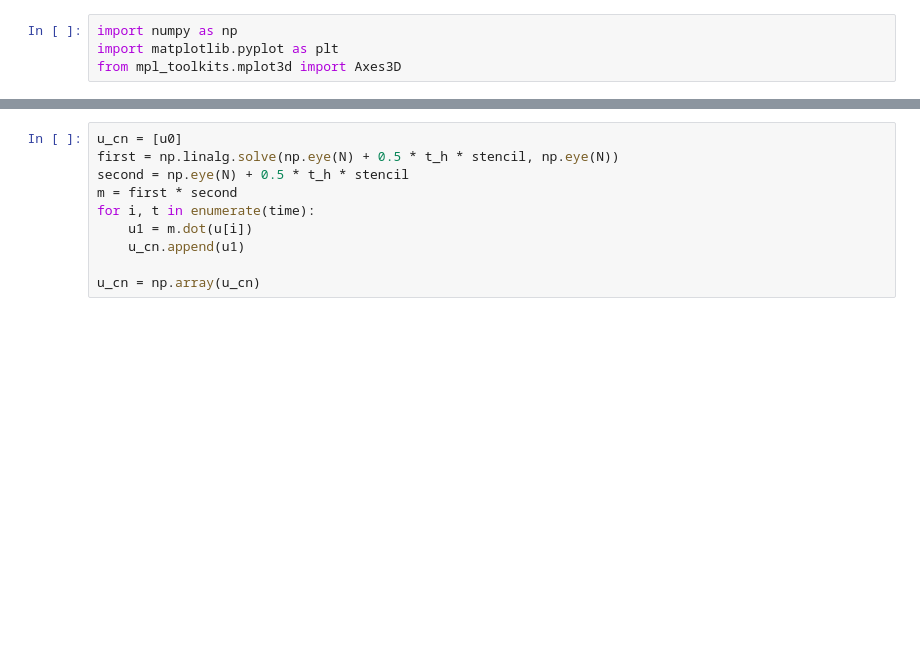
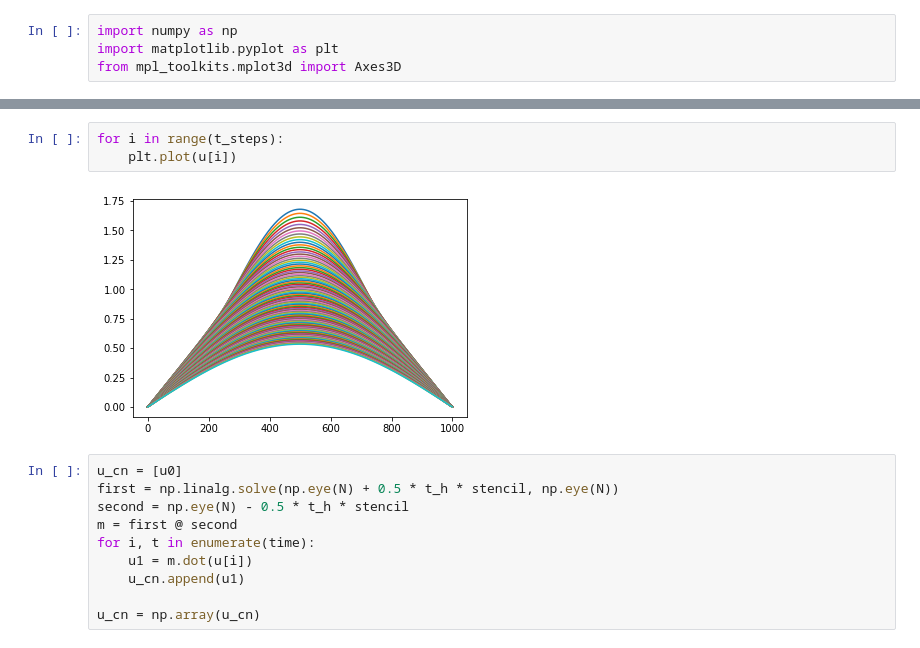
Before and after one commit to ari-viitala/CompPhys, a Jupyter notebook: Viikko11/Viikko11.ipynb, the cells around one changed output, grey strips where cells are left out. Drawn from its saved outputs; the diff is of its cells as text; blank space fills up the shorter version.

```diff
--- a/Viikko11/Viikko11.ipynb
+++ b/Viikko11/Viikko11.ipynb
@@ -64,8 +45,13 @@ plt.show()
+# %%
+for i in range(t_steps):
+    plt.plot(u[i])
+# %% [output]
+[figure, added]
 # %%
 u_cn = [u0]
 first = np.linalg.solve(np.eye(N) + 0.5 * t_h * stencil, np.eye(N))
-second = np.eye(N) + 0.5 * t_h * stencil
-m = first * second
+second = np.eye(N) - 0.5 * t_h * stencil
+m = first @ second
 for i, t in enumerate(time):
     u1 = m.dot(u[i])
     u_cn.append(u1)
```
Also changed, not shown: parts of 23 cells of this notebook.
